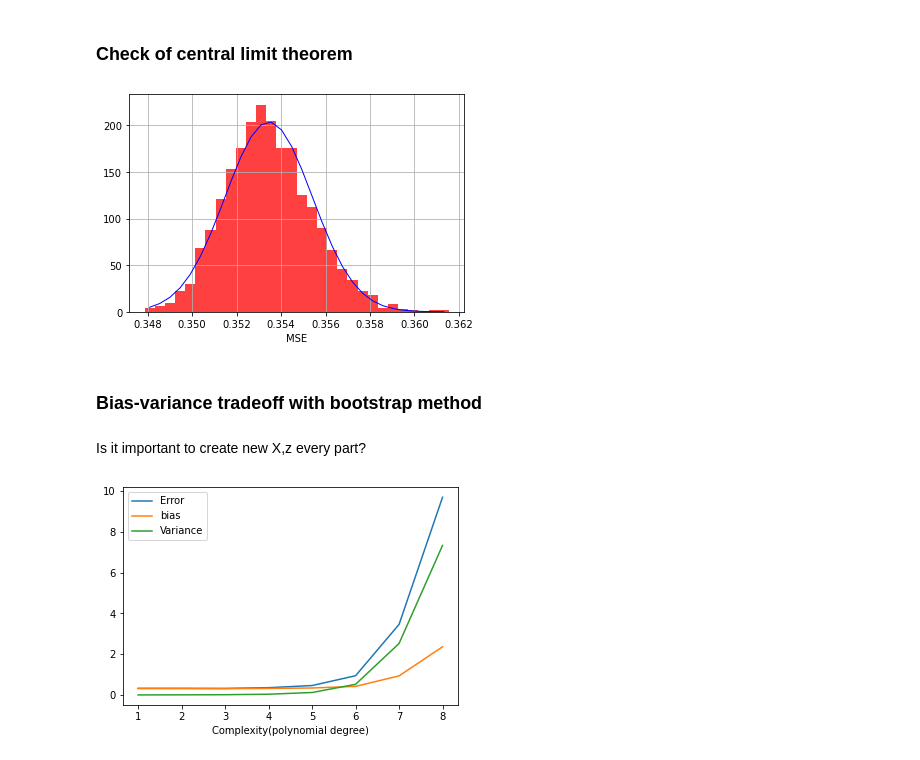
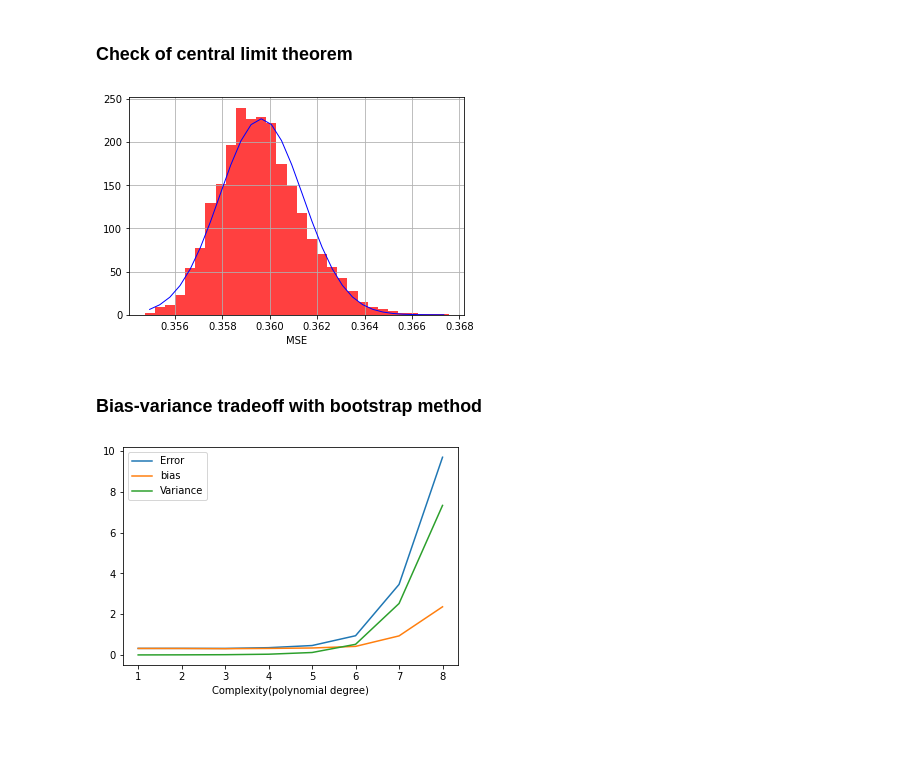
Before and after one commit to engyssimo/MLProjectNucphys, a Jupyter notebook: Project1/Project1.ipynb, the cells around one changed output. Drawn from its saved outputs; the diff is of its cells as text; code cells hidden in the pictures; blank space fills up the shorter version.

```diff
--- a/Project1/Project1.ipynb
+++ b/Project1/Project1.ipynb
@@ -61,7 +61,7 @@ plt.show()
 # %% [output]
 [figure]
 # %%
-def create_X(x, y, n ):
+def create_X(x, y, n=1 ):
     '''from x, y meshgrid vectors computes the design matrix for a polynomial model of degree n.'''
     if len(x.shape) > 1:
         x = np.ravel(x)
@@ -207,7 +207,7 @@ y0 = np.random.rand(n_points)
 x,y = np.meshgrid(x0,y0)
 
 #create a dummy design matrix for the arrays of x and y
-X0 = create_X(x,y,n=1)
+X0 = create_X(x,y)
 
 #generate normal distributed noise
 noise_amp = 0.4
@@ -259,7 +259,7 @@ plt.show()
 ### Bootstrap method
 # %%
 #Important to split the data set before shuffling
-def bootstrap_OLS(X_train, z_train, X_test, z_test, n_bootstrap):
+def bootstrap_OLS(X_train, X_test, z_train, z_test, n_bootstrap):
     MSE = np.zeros((n_bootstrap,2))
     n = len(z_train)
     z_tilde_train_ols = np.empty((len(z_train), n_bootstrap))
@@ -278,39 +278,37 @@ def bootstrap_OLS(X_train, z_train, X_test, z_test, n_bootstrap):
 # %%
 #number of resamplings
 n_bootstrap = 3000
 
 
 deg = 5
 X = create_X(x,y,deg)
 X = MatrixScaler(X)
-X_train, X_test, z_train, z_test = train_test_split(X, z, test_size=0.3, random_state = 2)
+X_train, X_test, z_train, z_test = train_test_split(X, z, test_size=0.3)
 
 #calculation of mse over the resamplings
-_, _, mse_bs = bootstrap_OLS(X_train, z_train, X_test, z_test, n_bootstrap)
+_, _, mse_bs = bootstrap_OLS(X_train, X_test, z_train, z_test, n_bootstrap)
 mse_bs_test = mse_bs[:,1]
 
 n, binsboot, patches = plt.hist(mse_bs_test, density=True, bins=30, facecolor='red', alpha=0.75)
 
 # Why does density = True show thousands in the height of the bins?
 # shouldn't it be normalized ?
 
 #add a 'best fit' line
 
 bincenters = np.mean(np.vstack([binsboot[0:-1],binsboot[1:]]), axis=0)
 
 Norm = norm.pdf(bincenters, np.mean(mse_bs_test), np.std(mse_bs_test))
 lt = plt.plot(bincenters, Norm, 'b', linewidth=1)
 
 plt.xlabel('MSE')
 plt.ylabel('')
 plt.grid(True)
 plt.show()
 # %% [output]
-[figure, old version]
+[figure, new version]
 # %% [markdown]
 ### Bias-variance tradeoff with bootstrap method
-# %% [markdown]
-Is it important to create new X,z every part?
 # %%
 #number of points for each axis
 n_points = 20
```
Also changed, not shown: parts of 36 cells of this notebook.
